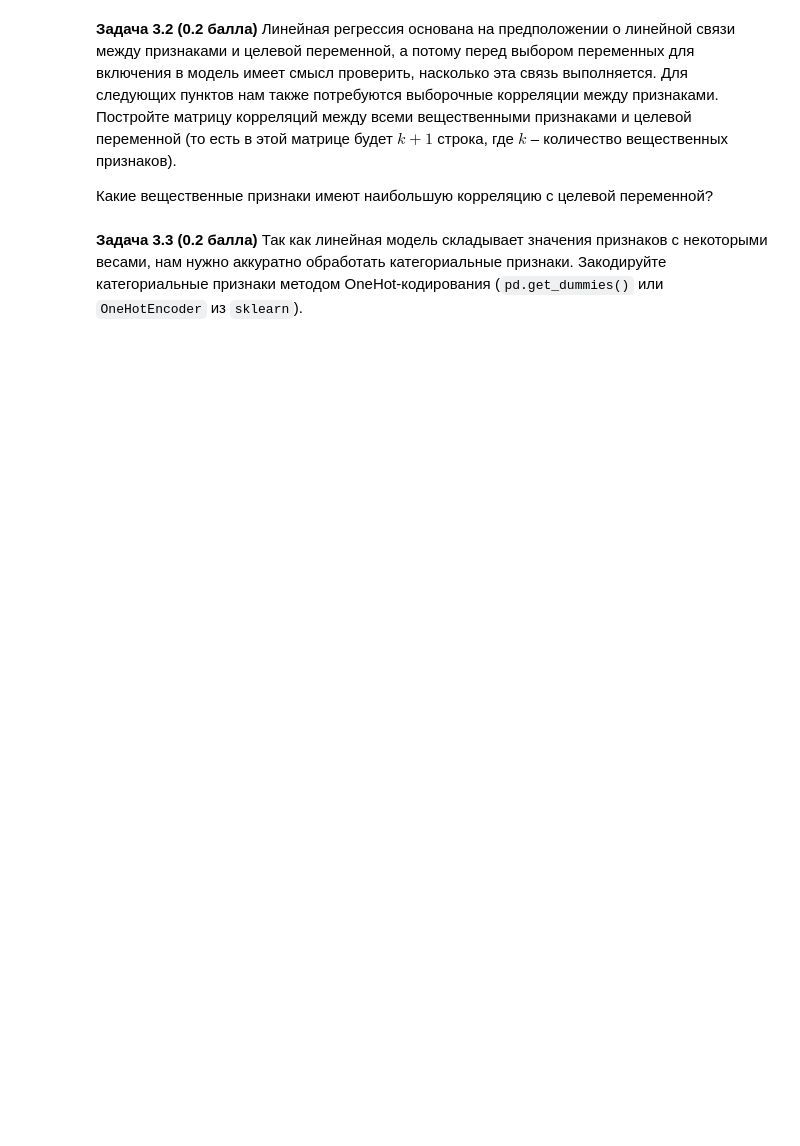
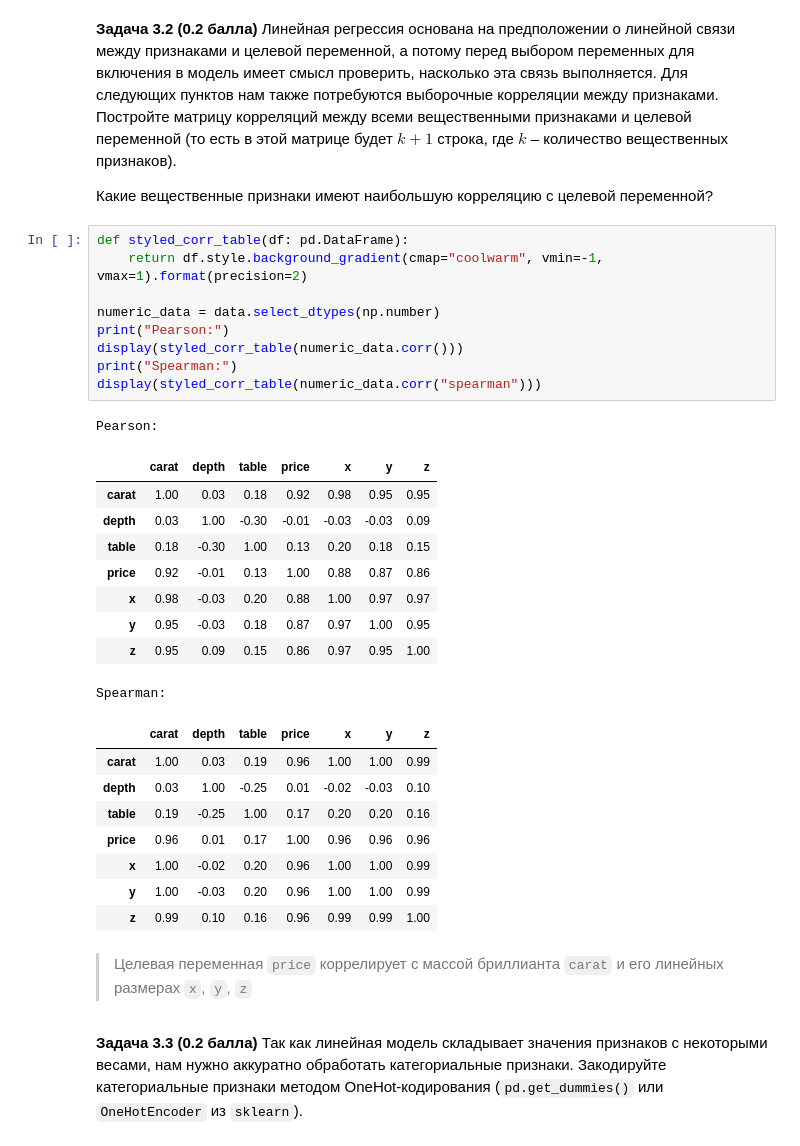
Before and after one commit to AjnoEO/iad-ml, a Jupyter notebook: hw04-knn-linreg/hw04_knn_linreg.ipynb, the cells around one changed output. Saved outputs shown, nothing was run; the diff lists cells and outputs as text; blank space fills up the shorter version.

```diff
--- a/hw04-knn-linreg/hw04_knn_linreg.ipynb
+++ b/hw04-knn-linreg/hw04_knn_linreg.ipynb
@@ -449,5 +464,35 @@ data.head(5)
 **Задача 3.2 (0.2 балла)** Линейная регрессия основана на предположении о линейной связи между признаками и целевой переменной, а потому перед выбором переменных для включения в модель имеет смысл проверить, насколько эта связь выполняется. Для следующих пунктов нам также потребуются выборочные корреляции между признаками. Постройте матрицу корреляций между всеми вещественными признаками и целевой переменной (то есть в этой матрице будет $k+1$ строка, где $k$ – количество вещественных признаков).
 
 Какие вещественные признаки имеют наибольшую корреляцию с целевой переменной?
+# %%
+def styled_corr_table(df: pd.DataFrame):
+    return df.style.background_gradient(cmap="coolwarm", vmin=-1, vmax=1).format(precision=2)
+
+numeric_data = data.select_dtypes(np.number)
+print("Pearson:")
+display(styled_corr_table(numeric_data.corr()))
+print("Spearman:")
+display(styled_corr_table(numeric_data.corr("spearman")))
+# %% [output]
+Pearson:
+|  | carat | depth | table | price | x | y | z |
+| carat | 1.00 | 0.03 | 0.18 | 0.92 | 0.98 | 0.95 | 0.95 |
+| depth | 0.03 | 1.00 | -0.30 | -0.01 | -0.03 | -0.03 | 0.09 |
+| table | 0.18 | -0.30 | 1.00 | 0.13 | 0.20 | 0.18 | 0.15 |
+| price | 0.92 | -0.01 | 0.13 | 1.00 | 0.88 | 0.87 | 0.86 |
+| x | 0.98 | -0.03 | 0.20 | 0.88 | 1.00 | 0.97 | 0.97 |
+| y | 0.95 | -0.03 | 0.18 | 0.87 | 0.97 | 1.00 | 0.95 |
+| z | 0.95 | 0.09 | 0.15 | 0.86 | 0.97 | 0.95 | 1.00 |
+Spearman:
+|  | carat | depth | table | price | x | y | z |
+| carat | 1.00 | 0.03 | 0.19 | 0.96 | 1.00 | 1.00 | 0.99 |
+| depth | 0.03 | 1.00 | -0.25 | 0.01 | -0.02 | -0.03 | 0.10 |
+| table | 0.19 | -0.25 | 1.00 | 0.17 | 0.20 | 0.20 | 0.16 |
+| price | 0.96 | 0.01 | 0.17 | 1.00 | 0.96 | 0.96 | 0.96 |
+| x | 1.00 | -0.02 | 0.20 | 0.96 | 1.00 | 1.00 | 0.99 |
+| y | 1.00 | -0.03 | 0.20 | 0.96 | 1.00 | 1.00 | 0.99 |
+| z | 0.99 | 0.10 | 0.16 | 0.96 | 0.99 | 0.99 | 1.00 |
+# %% [markdown]
+> Целевая переменная `price` коррелирует с массой бриллианта `carat` и его линейных размерах `x`, `y`, `z`
 # %% [markdown]
 **Задача 3.3 (0.2 балла)** Так как линейная модель складывает значения признаков с некоторыми весами, нам нужно аккуратно обработать категориальные признаки. Закодируйте категориальные признаки методом OneHot-кодирования (`pd.get_dummies()` или `OneHotEncoder` из `sklearn`).
```
Also changed, not shown: parts of 15 cells of this notebook.
